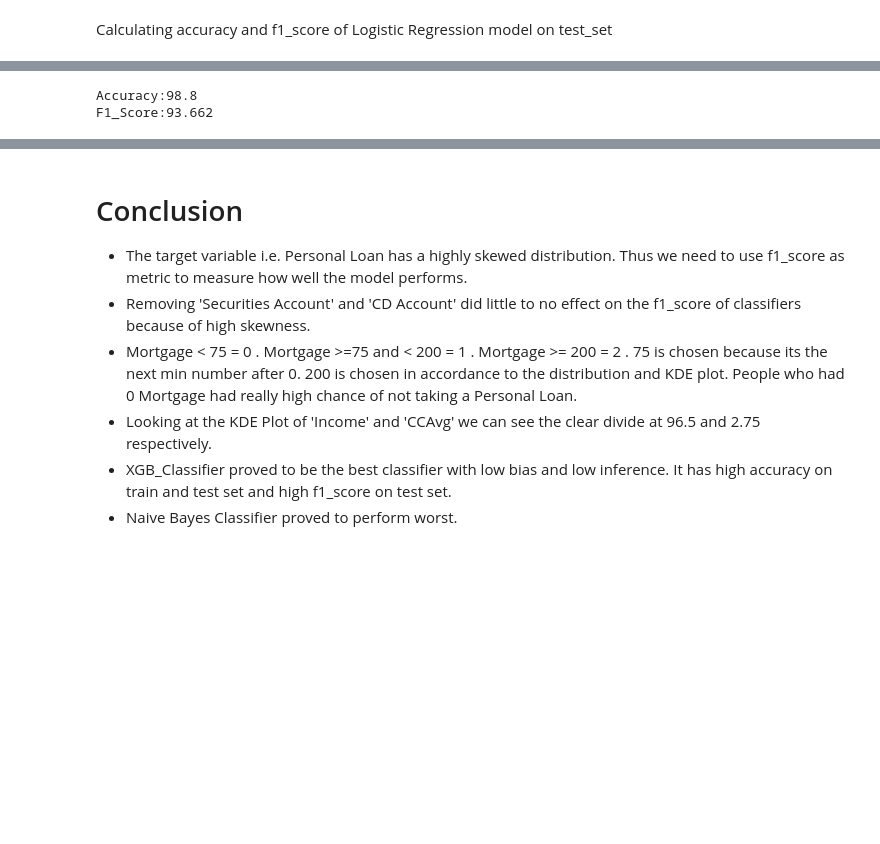
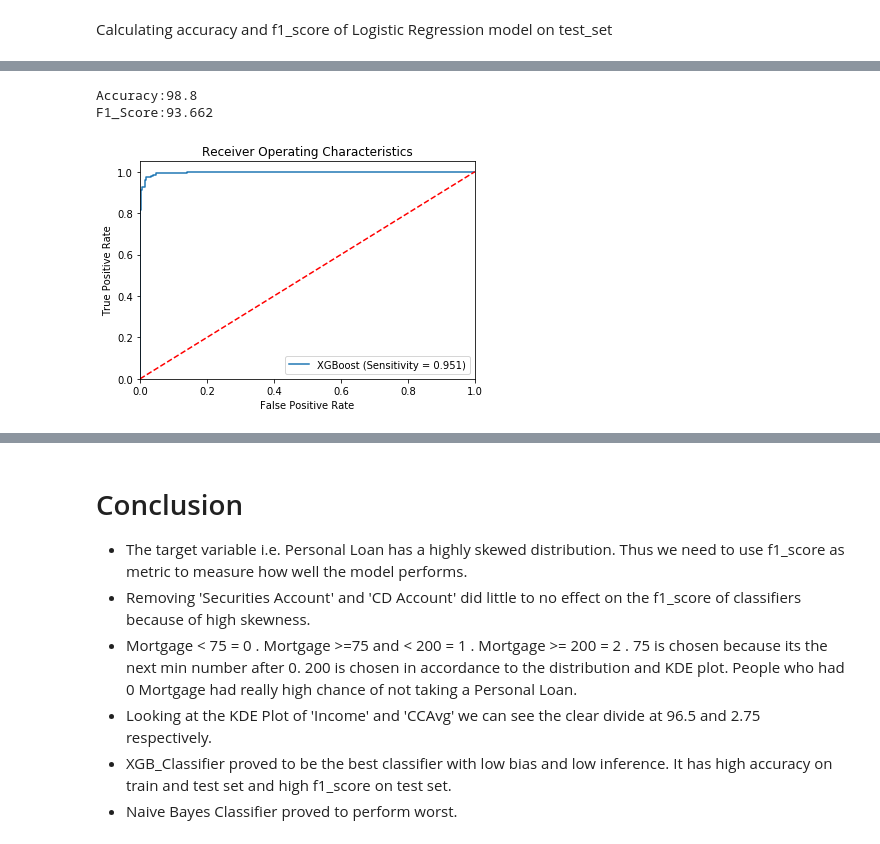
Before and after one commit to Candyman770/InternshipStudio, a Jupyter notebook: Marketing Campaign for Banking Products (Internship Studio Project)(2).ipynb, the cells around one changed output, grey strips where cells are left out. Cells and saved outputs as stored; diff of their text form; code cells hidden in the pictures; blank space fills up the shorter version.

```diff
--- a/Marketing Campaign for Banking Products (Internship Studio Project).ipynb
+++ b/Marketing Campaign for Banking Products (Internship Studio Project)(2).ipynb
@@ -340,6 +359,7 @@ F1_Score:90.975
 # %%
-predict_test(clf4)
+predict_test(clf4,'XGBoost')
 # %% [output]
 Accuracy:98.8
 F1_Score:93.662
+[figure, added]
 # %%
```
Also changed, not shown: parts of 10 cells of this notebook.
